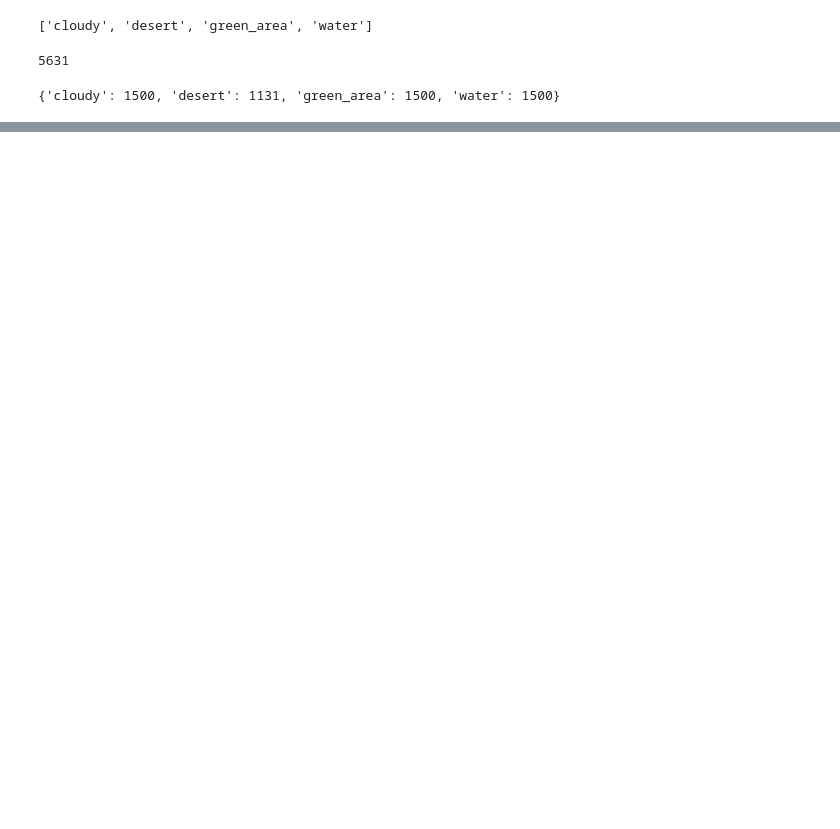
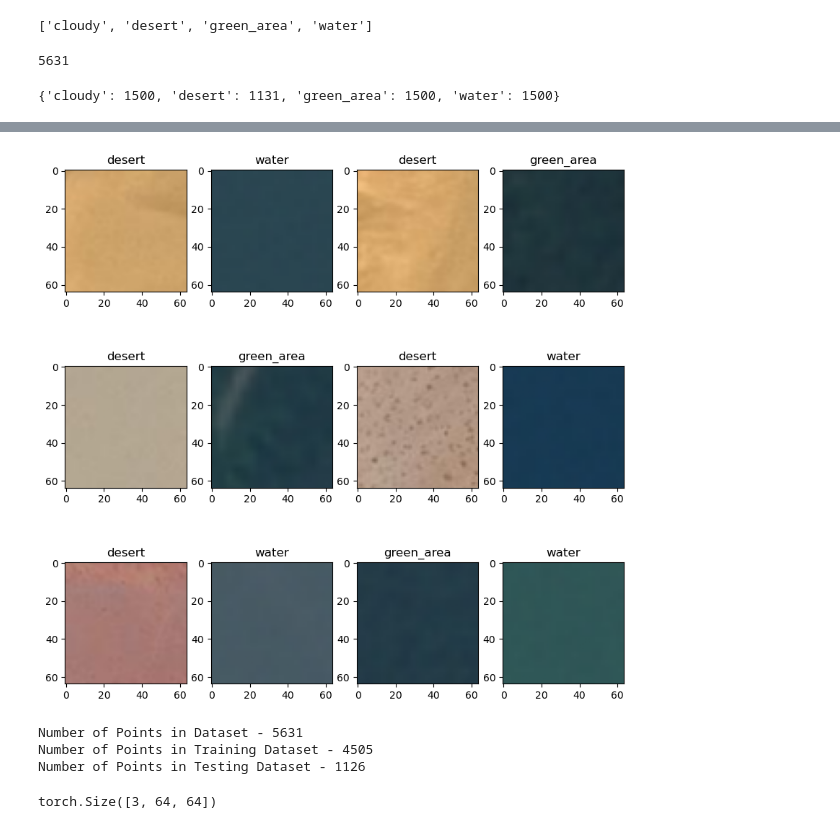
Before and after one commit to ShubhamMisar-12/SateliteImageClassification, a Jupyter notebook: satellite-image-classification.ipynb, the cells around one changed output, grey strips where cells are left out. Cells and saved outputs as stored; diff of their text form; code cells hidden in the pictures; blank space fills up the shorter version.

```diff
--- a/satellite-image-classification.ipynb
+++ b/satellite-image-classification.ipynb
@@ -86,0 +97,32 @@ print(value_counts)
+# %%
+fig = plt.figure(figsize=(10, 10))
+columns = 4
+rows = 3
+for i in range(1, columns * rows + 1):
+    idx = torch.randint(len(dataset), size=(1,)).item()
+    img, label = dataset[idx]
+    class_name = dataset.classes[label]
+    fig.add_subplot(rows, columns, i)
+    plt.title(class_name)
+    plt.imshow(img.permute(1, 2, 0))
+plt.show()
+# %% [output]
+[figure, added]
+# %%
+test_size = 0.2
+
+num_dataset = len(dataset)
+num_test = int(num_dataset * test_size)
+num_train = num_dataset - num_test
+print('Number of Points in Dataset - {0}'.format(num_dataset))
+print('Number of Points in Training Dataset - {0}'.format(num_train))
+print('Number of Points in Testing Dataset - {0}'.format(num_test))
+# %% [output]
+Number of Points in Dataset - 5631
+Number of Points in Training Dataset - 4505
+Number of Points in Testing Dataset - 1126
+# %%
+train_set, test_set = torch.utils.data.random_split(dataset, [num_train, num_test])
+train_set[0][0].shape
+# %% [output]
+torch.Size([3, 64, 64])
```
Also changed, not shown: parts of 5 cells of this notebook.
